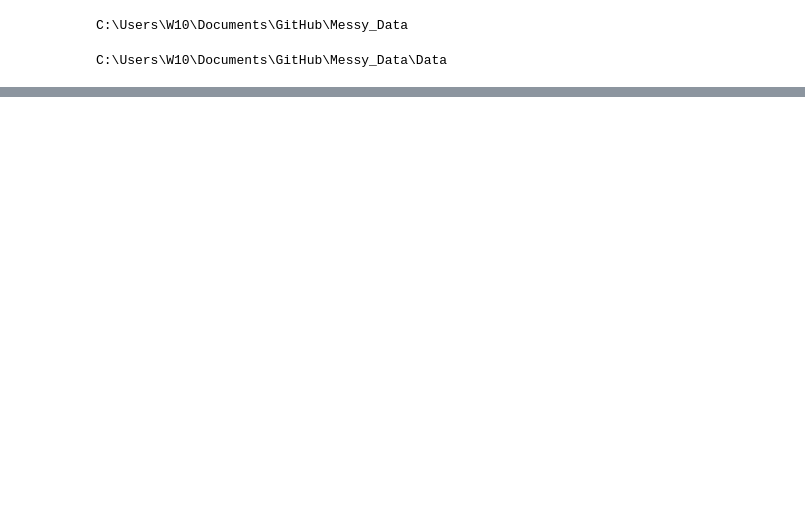
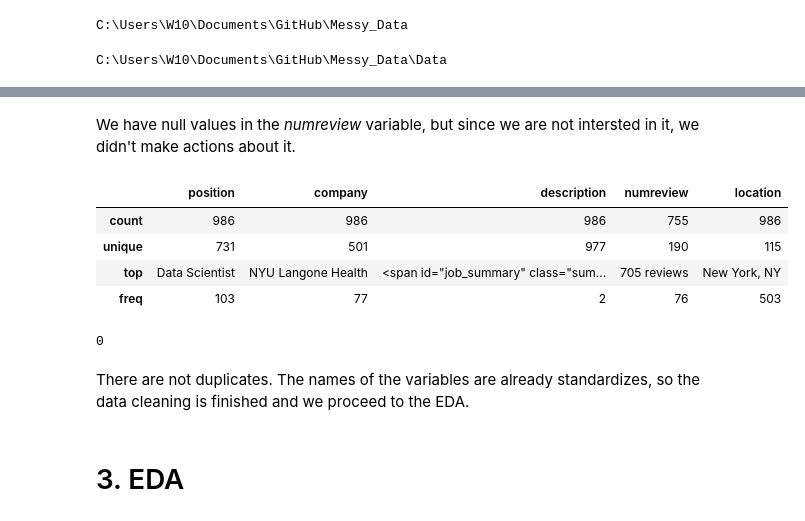
Before and after one commit to federicariva/Messy_Data, a Jupyter notebook: Scripts/NY_EDA_Analysis.ipynb, the cells around one changed output, grey strips where cells are left out. Drawn from its saved outputs; the diff is of its cells as text; code cells hidden in the pictures; blank space fills up the shorter version.

Commit message:
Messy Data

```diff
--- a/Scripts/NY_EDA_Analysis.ipynb
+++ b/Scripts/NY_EDA_Analysis.ipynb
@@ -27,0 +46,18 @@ df1.head()
+# %% [markdown]
+We have null values in the *numreview* variable, but since we are not intersted in it, we didn't make actions about it.
+# %%
+dfNY.describe()
+# %% [output]
+|  | position | company | description | numreview | location |
+| count | 986 | 986 | 986 | 755 | 986 |
+| unique | 731 | 501 | 977 | 190 | 115 |
+| top | Data Scientist | NYU Langone Health | <span id="job_summary" class="sum... | 705 reviews | New York, NY |
+| freq | 103 | 77 | 2 | 76 | 503 |
+# %%
+dfNY.duplicated().sum()
+# %% [output]
+0
+# %% [markdown]
+There are not duplicates. The names of the variables are already standardizes, so the data cleaning is finished and we proceed to the EDA.
+# %% [markdown]
+# 3. EDA
```
Also changed, not shown: parts of 9 cells of this notebook.
